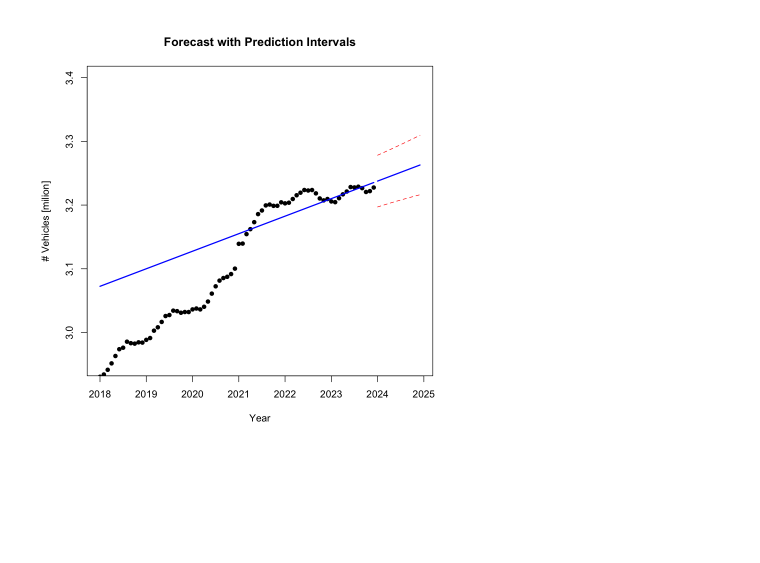
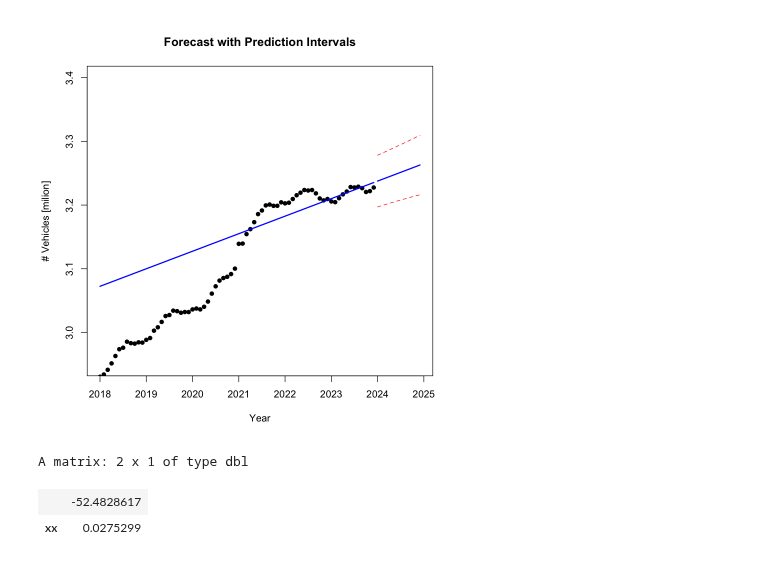
Before and after one commit to mathilderask/TimeSeriesAnalysis, a Jupyter notebook: 3.ipynb, the cells around one changed output. Drawn from its saved outputs; the diff is of its cells as text; code cells hidden in the pictures; blank space fills up the shorter version.

```diff
--- a/3.ipynb
+++ b/3.ipynb
@@ -104,3 +104,9 @@ Warning message in sig2 * (1 + rowSums((x_future %*% solve(t(x) %*% solve(SIGMA)
 "Recycling array of length 1 in array-vector arithmetic is deprecated.
   Use c() or as.vector() instead."
 [figure]
+# %%
+parameters
+# %% [output]
+A matrix: 2 x 1 of type dbl
+|  | -52.4828617 |
+| xx | 0.0275299 |
```
Also changed, not shown: parts of 1 cell of this notebook, 2 other files.
